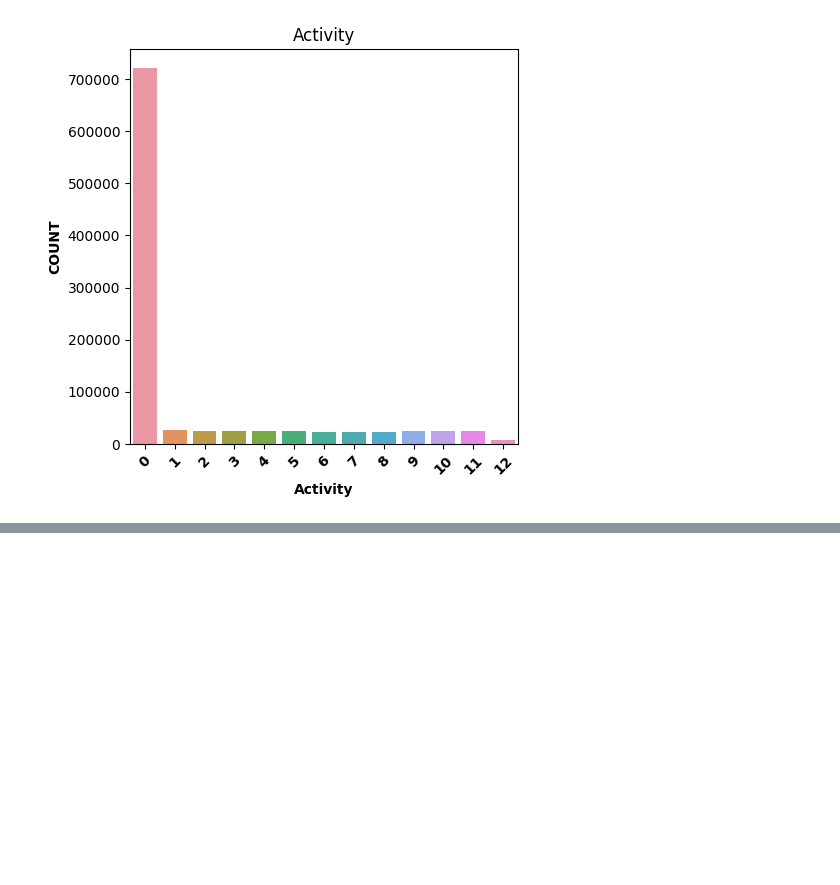
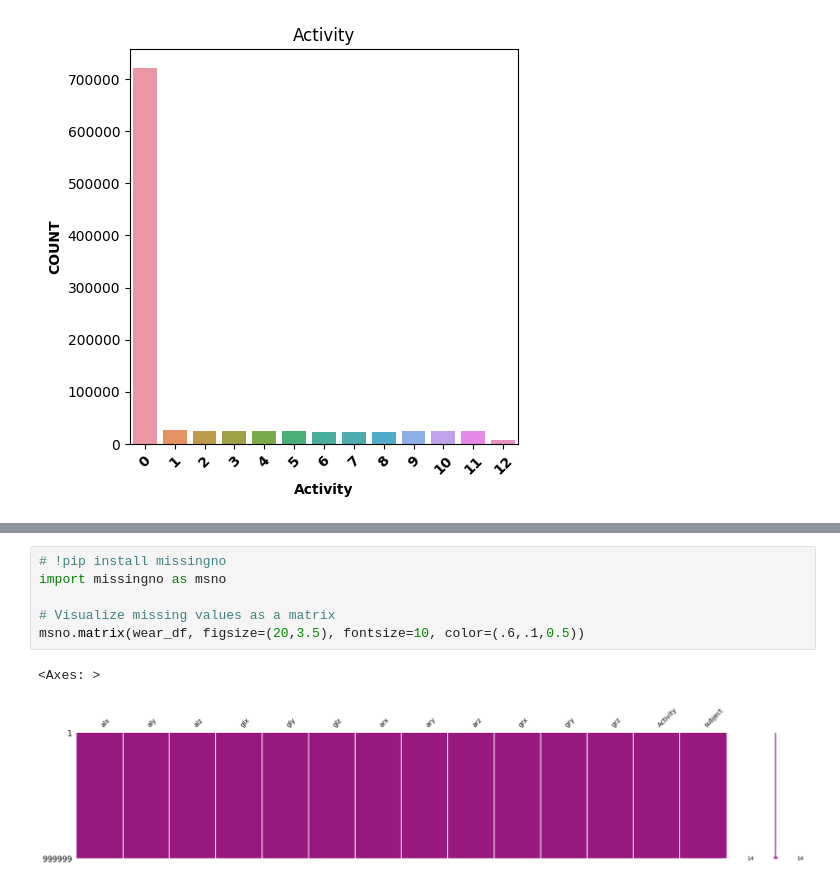
Before and after one commit to Kevin-Yau/CHL5230, a Jupyter notebook: Datathon_5.ipynb, the cells around one changed output, grey strips where cells are left out. Cells and saved outputs as stored; diff of their text form; blank space fills up the shorter version.

```diff
--- a/Datathon_5.ipynb
+++ b/Datathon_5.ipynb
@@ -64,0 +85,9 @@ plt.show()
+# %%
+# !pip install missingno
+import missingno as msno
+
+# Visualize missing values as a matrix
+msno.matrix(wear_df, figsize=(20,3.5), fontsize=10, color=(.6,.1,0.5))
+# %% [output]
+<Axes: >
+[figure, added]
```
Also changed, not shown: parts of 6 cells of this notebook.
